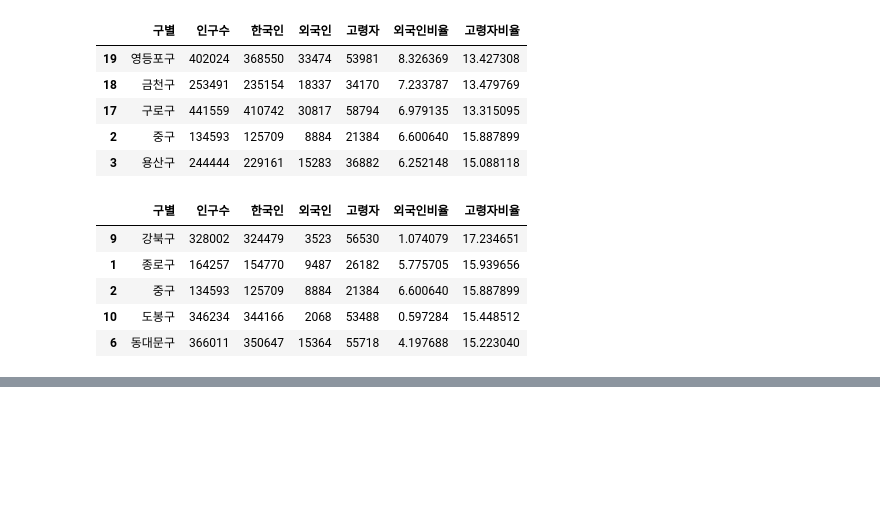
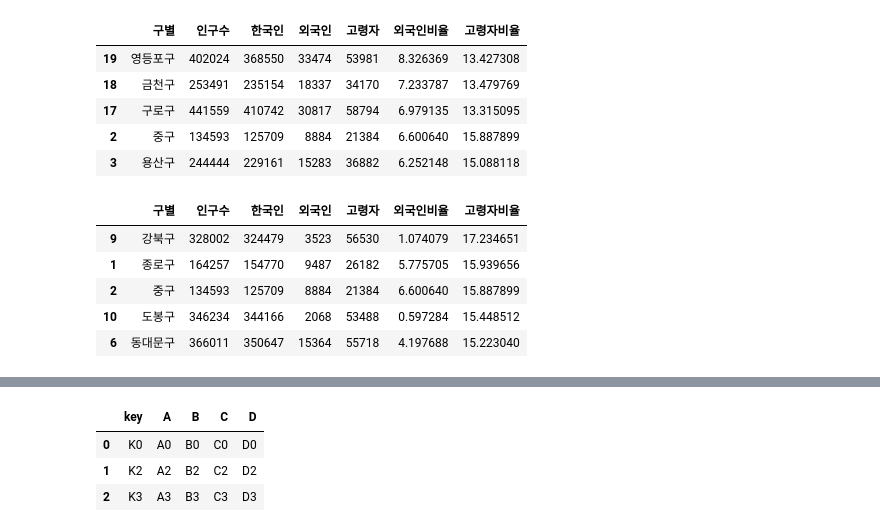
Before and after one commit to instar94/ml_tutorial, a Jupyter notebook: 04.EDA/ds_study/code/01.Seoul_CCTV/01.Analysis Seoul CCTV.ipynb, the cells around one changed output, grey strips where cells are left out. Saved outputs shown, nothing was run; the diff lists cells and outputs as text; code cells hidden in the pictures; blank space fills up the shorter version.

```diff
--- a/04.EDA/ds_study/code/01.Seoul_CCTV/01.Analysis Seoul CCTV.ipynb
+++ b/04.EDA/ds_study/code/01.Seoul_CCTV/01.Analysis Seoul CCTV.ipynb
@@ -749,0 +802,7 @@ pop_Seoul.sort_values(by="고령자비율",ascending=False).head()
+# %%
+pd.merge(left,right,on="key")
+# %% [output]
+|  | key | A | B | C | D |
+| 0 | K0 | A0 | B0 | C0 | D0 |
+| 1 | K2 | A2 | B2 | C2 | D2 |
+| 2 | K3 | A3 | B3 | C3 | D3 |
```
Also changed, not shown: parts of 50 cells of this notebook.
